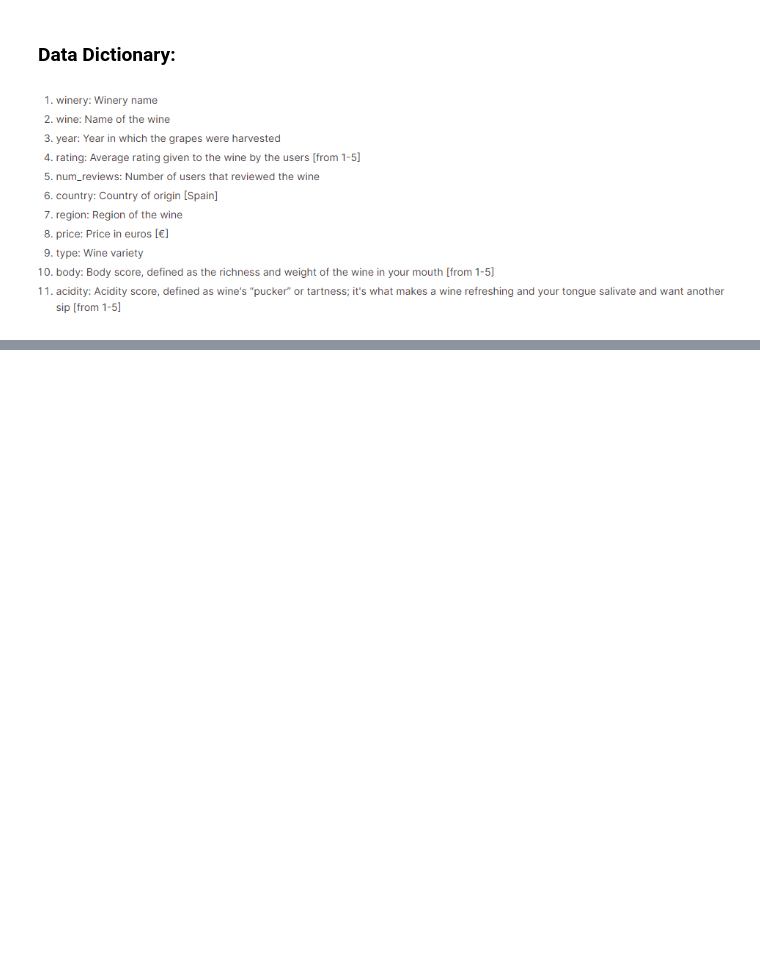
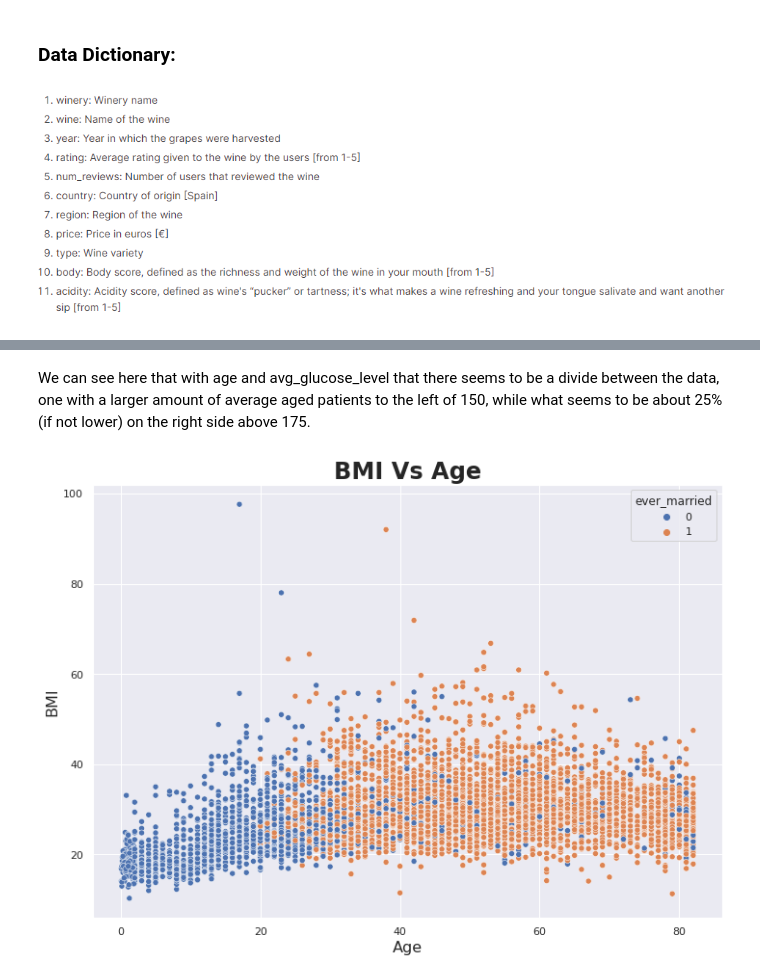
Before and after one commit to G3ntl3g1ant/Stroke-Predictions, a Jupyter notebook: Project_2_Part_1_Updated.ipynb, the cells around one changed output, grey strips where cells are left out. Drawn from its saved outputs; the diff is of its cells as text; code cells hidden in the pictures; blank space fills up the shorter version.

```diff
--- a/Project_2_Part_1_Updated.ipynb
+++ b/Project_2_Part_1_Updated.ipynb
@@ -158,0 +386,10 @@ I will have to delve in a bit deeper before making a final decision.
+# %% [markdown]
+We can see here that with age and avg_glucose_level that there seems to be a divide between the data, one with a larger amount of average aged patients to the left of 150, while what seems to be about 25% (if not lower) on the right side above 175.
+# %%
+sns.scatterplot(data=df, x='age', y='bmi', hue= 'ever_married', palette='deep')
+plt.title('BMI Vs Age', fontsize = 24, fontweight = 'bold')
+plt.xlabel('Age', fontsize = 16)
+plt.ylabel('BMI', fontsize = 16);
+sns.set(rc={'figure.figsize':(11.7,8.27)});
+# %% [output]
+[figure, added]
```
Also changed, not shown: parts of 38 cells of this notebook.
